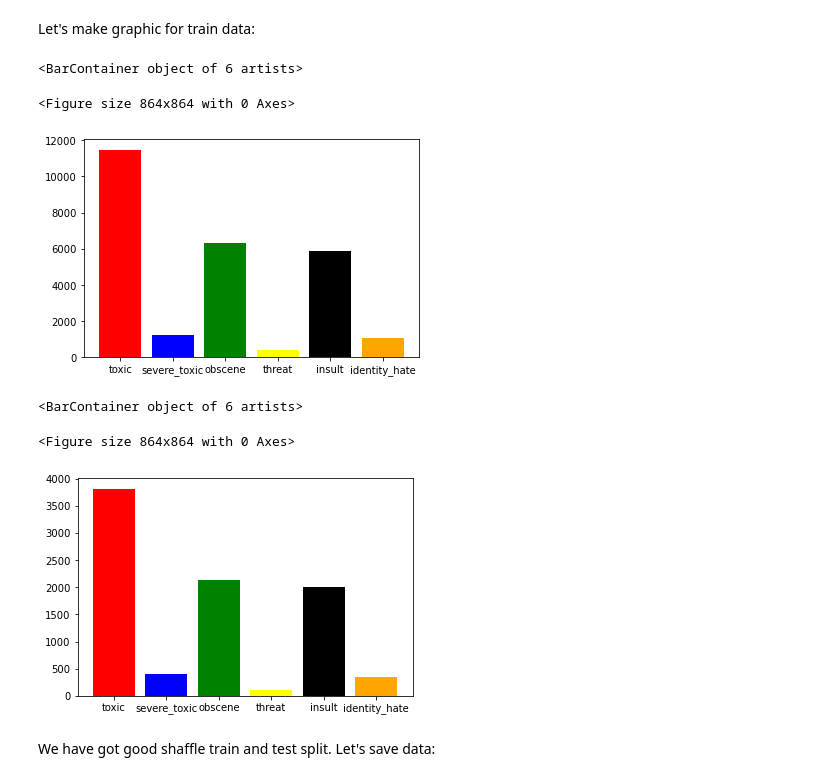
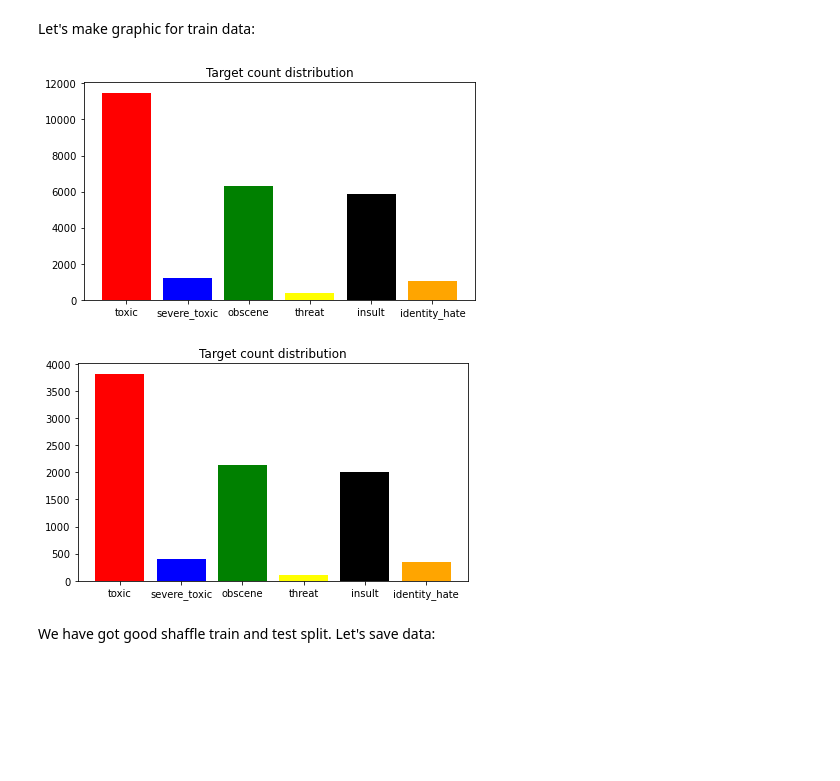
Before and after one commit to hildar/python-flask-docker, a Jupyter notebook: Train.ipynb, the cells around one changed output. Drawn from its saved outputs; the diff is of its cells as text; code cells hidden in the pictures; blank space fills up the shorter version.

```diff
--- a/Train.ipynb
+++ b/Train.ipynb
@@ -162,22 +162,20 @@ Percent of identity_hates:  0.89 %
 Let's make graphic for train data:
 # %%
 color = ['red','blue','green','yellow','black','orange']
-plt.figure(figsize=(12, 12))
-fig, ax = plt.subplots()
-ax.bar(y_train.columns, y_train.sum(), color = color)
+plt.figure(figsize=(7, 4))
+plt.bar(y_train.columns, y_train.sum(), color = color)
+plt.title('Target count distribution')
+plt.show()
 # %% [output]
-<BarContainer object of 6 artists>
-<Figure size 864x864 with 0 Axes>
-[figure, old version]
+[figure, new version]
 # %%
 color = ['red','blue','green','yellow','black','orange']
-plt.figure(figsize=(12, 12))
-fig, ax = plt.subplots()
-ax.bar(y_test.columns, y_test.sum(), color = color)
+plt.figure(figsize=(7, 4))
+plt.bar(y_test.columns, y_test.sum(), color = color)
+plt.title('Target count distribution')
+plt.show()
 # %% [output]
-<BarContainer object of 6 artists>
-<Figure size 864x864 with 0 Axes>
-[figure, old version]
+[figure, new version]
 # %% [markdown]
 We have got good shaffle train and test split. Let's save data:
 # %% [markdown]
```
Also changed, not shown: parts of 7 cells of this notebook, 3 other files.
